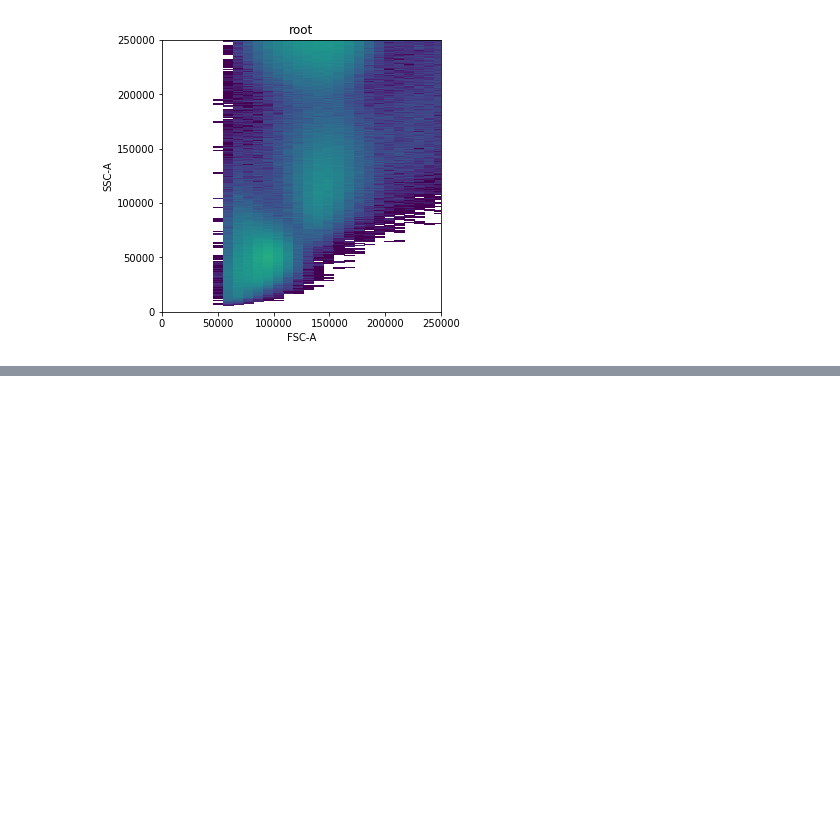
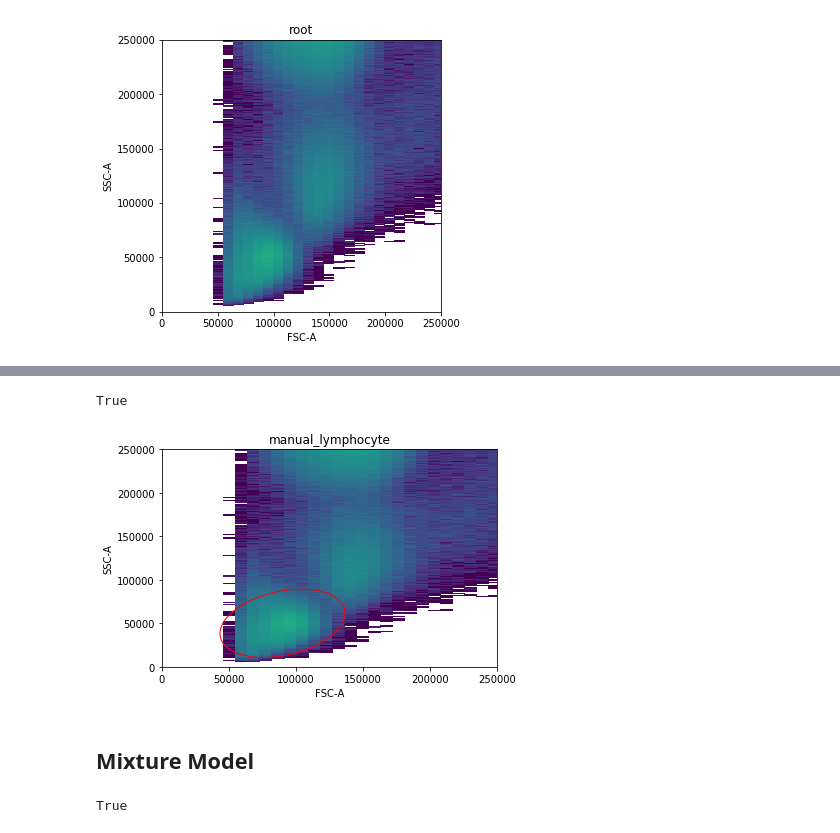
Before and after one commit to burtonrj/CytoPy, a Jupyter notebook: immunova/Notebooks/Testing/Population_Identification_Validation/Lymphocyte Gating.ipynb, the cells around one changed output, grey strips where cells are left out. Cells and saved outputs as stored; diff of their text form; code cells hidden in the pictures; blank space fills up the shorter version.

```diff
--- a/immunova/Notebooks/Testing/Population_Identification_Validation/Lymphocyte Gating.ipynb
+++ b/immunova/Notebooks/Testing/Population_Identification_Validation/Lymphocyte Gating.ipynb
@@ -31,0 +47,12 @@ ValueError: too many values to unpack (expected 2)
+# %%
+gate_definition = dict(x='FSC-A', y='SSC-A', centroid=(90000, 50000), width=100000, height=70000, angle=30)
+sep6.create_gate(gate_name='manual_lymphocyte', parent='root', class_='Static', method='ellipse_gate',
+                kwargs=gate_definition, child_populations=child_populations)
+# %% [output]
+True
+# %%
+sep6.apply('manual_lymphocyte')
+# %% [output]
+[figure, added]
+# %% [markdown]
+<h2>Mixture Model</h2>
@@ -31,0 +64,7 @@ ValueError: too many values to unpack (expected 2)
+# %%
+pre_filter = dict(xmin=50000, xmax=200000, ymin=0, ymax=150000)
+gate_definition = dict(x='FSC-A', y='SSC-A', target=(70000, 40000), k=3, rect_filter=pre_filter)
+sep6.create_gate(gate_name='gmm_lymphocyte', parent='root', class_='MixtureModel', method='gate',
+                kwargs=gate_definition, child_populations=child_populations)
+# %% [output]
+True
```
Also changed, not shown: parts of 11 cells of this notebook, 4 other files.
